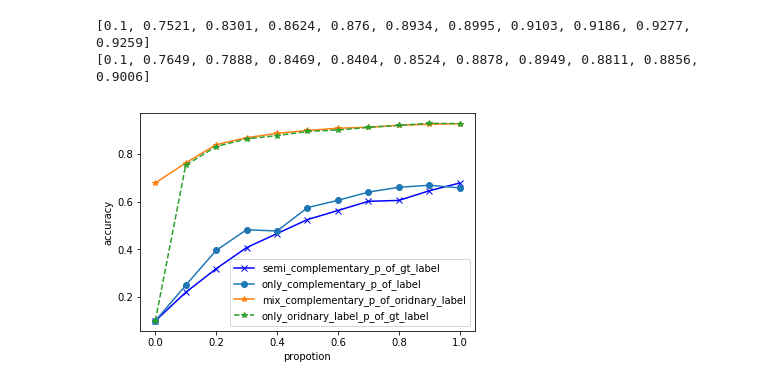
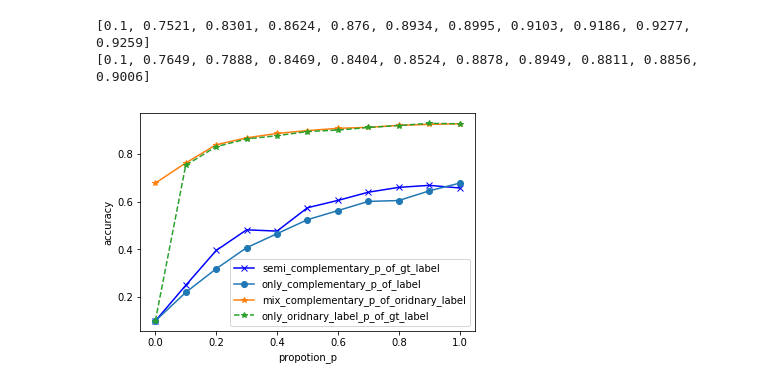
Before and after one commit to xuyanwu/Complementary-GAN, a Jupyter notebook: CIFAR10.ipynb, the cells around one changed output. Drawn from its saved outputs; the diff is of its cells as text; code cells hidden in the pictures.

```diff
--- a/CIFAR10.ipynb
+++ b/CIFAR10.ipynb
@@ -91,13 +91,13 @@ acc_f2 = acc_c_f
 [0.1, 0.7649, 0.7888, 0.8469, 0.8404, 0.8524, 0.8878, 0.8949, 0.8811, 0.8856, 0.9006]
 # %%
 import matplotlib.pyplot as plt
-plt.plot(p2_all,acc1,'xb-',label='semi_complementary_p_of_gt_label')
-plt.plot(p2_all,acc_f1,'o-',label='only_complementary_p_of_label')
+plt.plot(p2_all,acc_f1,'xb-',label='semi_complementary_p_of_gt_label')
+plt.plot(p2_all,acc1,'o-',label='only_complementary_p_of_label')
 plt.plot(p2_all,acc0,'*-',label='mix_complementary_p_of_oridnary_label')
 plt.plot(p2_all,acc2,'*--',label='only_oridnary_label_p_of_gt_label')
 plt.ylabel('accuracy')
-plt.xlabel('propotion')
+plt.xlabel('propotion_p')
 plt.legend()
 plt.show()
 # %% [output]
-[figure, old version]
+[figure, new version]
```
Also changed, not shown: 1 other file.
